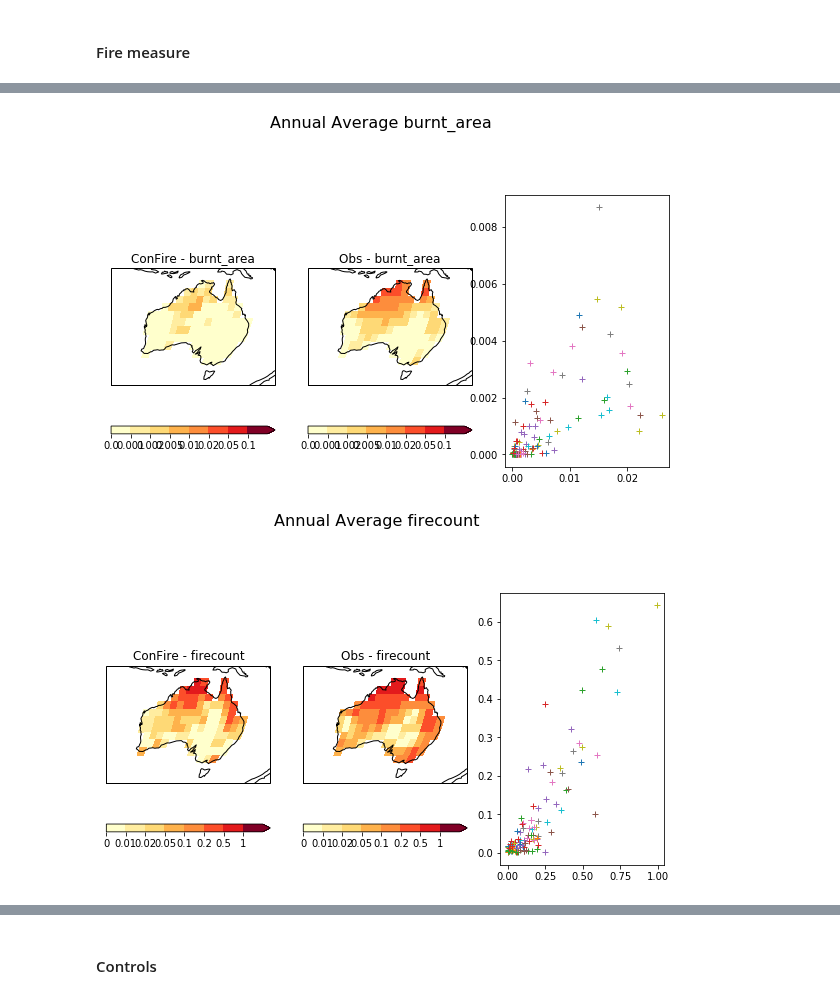
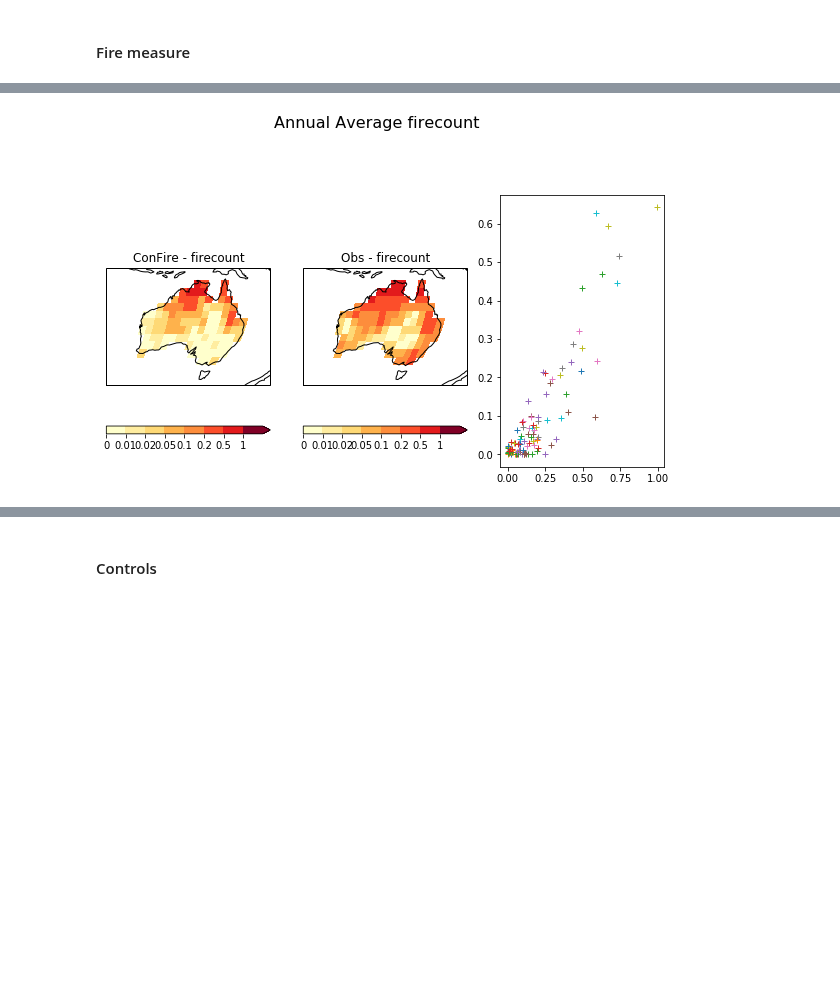
Before and after one commit to douglask3/amazon_fires, a Jupyter notebook: optimise_run_model/make_model_output.ipynb, the cells around one changed output, grey strips where cells are left out. Saved outputs shown, nothing was run; the diff lists cells and outputs as text; code cells hidden in the pictures; blank space fills up the shorter version.

Commit message:
runing with MAX MAX monthly temp

```diff
--- a/optimise_run_model/make_model_output.ipynb
+++ b/optimise_run_model/make_model_output.ipynb
@@ -97,16 +97,16 @@ files = {'soilwMax'           : 'vegetation/from_2001/MaxOverMean_soilw.0-10cm.g
          'population_density' : 'human/from_2001/population_density-PD_HYDEv3.2_2001-2018.nc',
          'cropland'           : 'human/from_2001/cropland2001-2019.nc',
          'vegcover'           : 'vegetation/from_2001/vegcover-2001-June2018.nc',
-         'tmax'               : 'climate/from_2001/tmax.2001-2019.nc',
+         'tmax'               : 'climate/from_2001/tmaxMax.2001-2019.nc',
          'swnd'               : 'climate/from_2001/swnd.2001-2019.nc',
          'burnt_area'         : 'burnt_area-GFED4s_2.5degree_2001-2016.nc',
          'firecount'          : 'firecount-SE_Aus_2001_onwards.nc'}
 # %%
-param_files  = '../outputs/params-SE_Aus-UnityPopDen-NewFuel-Ros1'
-exponates    = [False, True]
-variables    = ["burnt_area", "firecount"]
-errorDists     = ['Tnorm', 'Tnorm']
-title_output = 'constant_post_2018_full_2002'
+param_files  = '../outputs/params-SE_Aus-UnityPopDen-NewFuel-Ros1-MaxMaxT'
+exponates    = [True]
+variables    = ["firecount"]
+errorDists     = ['Tnorm']
+title_output = 'constant_post_2018_full_2002_maxMaxT'
 
 #param_outpath = '../outputs/params-SE_Aus'
 
@@ -494,9 +495,3 @@ models = [ConFIRE(input_data, param.loc[param["sigma"].idxmin()], exponate) for
 ### Plotting
 # %% [markdown]
 #### Fire measure
-# %%
-def plot_fire_month(*args, **kw):
-    for model, variable, level, scale, ex in zip(models, variables, levels_var, scales, ["max", "max"]):
-        plot_model_burnt_area(model, variable, level, scale, extend = ex, *args, **kw)
-
-plot_fire_month(addScatter = True)
@@ -513,37 +505,36 @@ def plot_model_burnt_area(model, variable, level, scale, mnths = None, nmth_ys =
     sim = model.burnt_area[mnths].collapsed('time', iris.analysis.MEAN)
 
     sim.long_name = "ConFire - " + variable
     sim.data = sim.data# * nmth_ys * scale
 
     plot_lonely_cube(sim, N, M, n + 1, levels = level, cmap = "brewer_YlOrRd_09", *args, **kw)
 
     #gfed = iris.load_cube('../outputs/amazon_region/burnt_area-GFED4s_2.5degree_2000-2016.nc')
     obs = input_data[variable][mnths].collapsed('time', iris.analysis.MEAN)#*nmth_ys * scale
     obs.long_name = "Obs - " + variable
     plot_lonely_cube(obs, N, M, n + 2, levels = level, cmap = "brewer_YlOrRd_09", *args, **kw)
 
     if addScatter:
         plt.subplot(N, M, n + 3)
         plt.plot(obs.data, sim.data, '+')
     plt.subplots_adjust(top=0.88)
     plt.suptitle(Title + variable, fontsize=16)
     plt.subplots_adjust(top=0.88)
 
     if fig:
         plt.savefig(dir_fig + variable + '.png')
 
-levels_var = [np.array([0, 0.0100, 0.0200, 0.0500, 0.1000, 0.2000, 0.5, 1])/10.0,
-              [0, 0.0100, 0.0200, 0.0500, 0.1000, 0.2000, 0.5, 1]]
+#levels_var = [np.array([0, 0.0100, 0.0200, 0.0500, 0.1000, 0.2000, 0.5, 1])/10.0,
+levels_var = [[0, 0.0100, 0.0200, 0.0500, 0.1000, 0.2000, 0.5, 1]]
 scales = [1, 1]
 
 def plot_fire_month(*args, **kw):
     for model, variable, level, scale, ex in zip(models, variables, levels_var, scales, ["max", "max"]):
         plot_model_burnt_area(model, variable, level, scale, extend = ex, *args, **kw)
 
 plot_fire_month(addScatter = True)
 # %% [output]
-[figure, old version]
+[figure, new version]
-[figure, removed]
 # %%
 fire_Season = np.array([11])
 fire_Seasons = np.array([fire_Season + yr*12 for yr in range(0, 20)])
```
Also changed, not shown: parts of 18 cells of this notebook, 1 other file.
